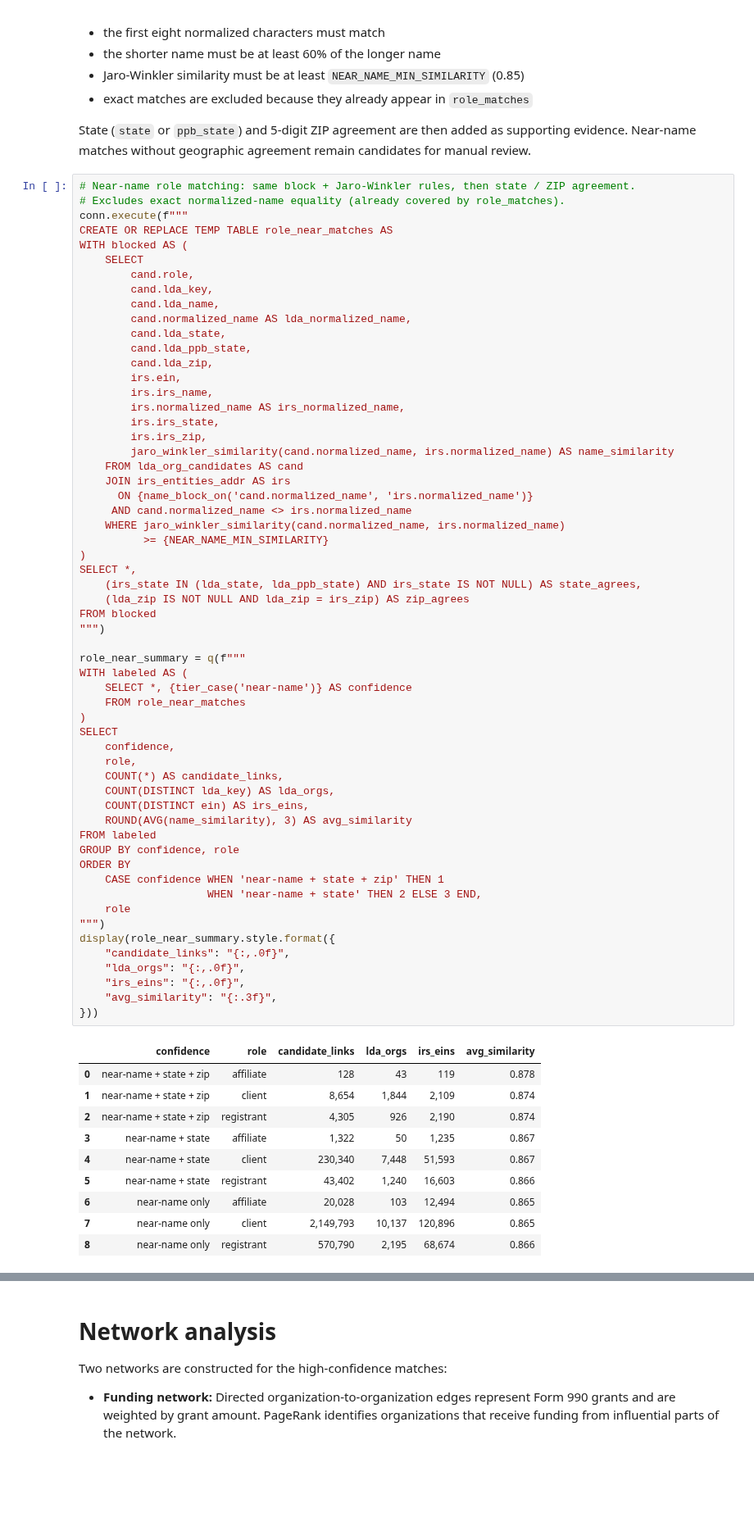
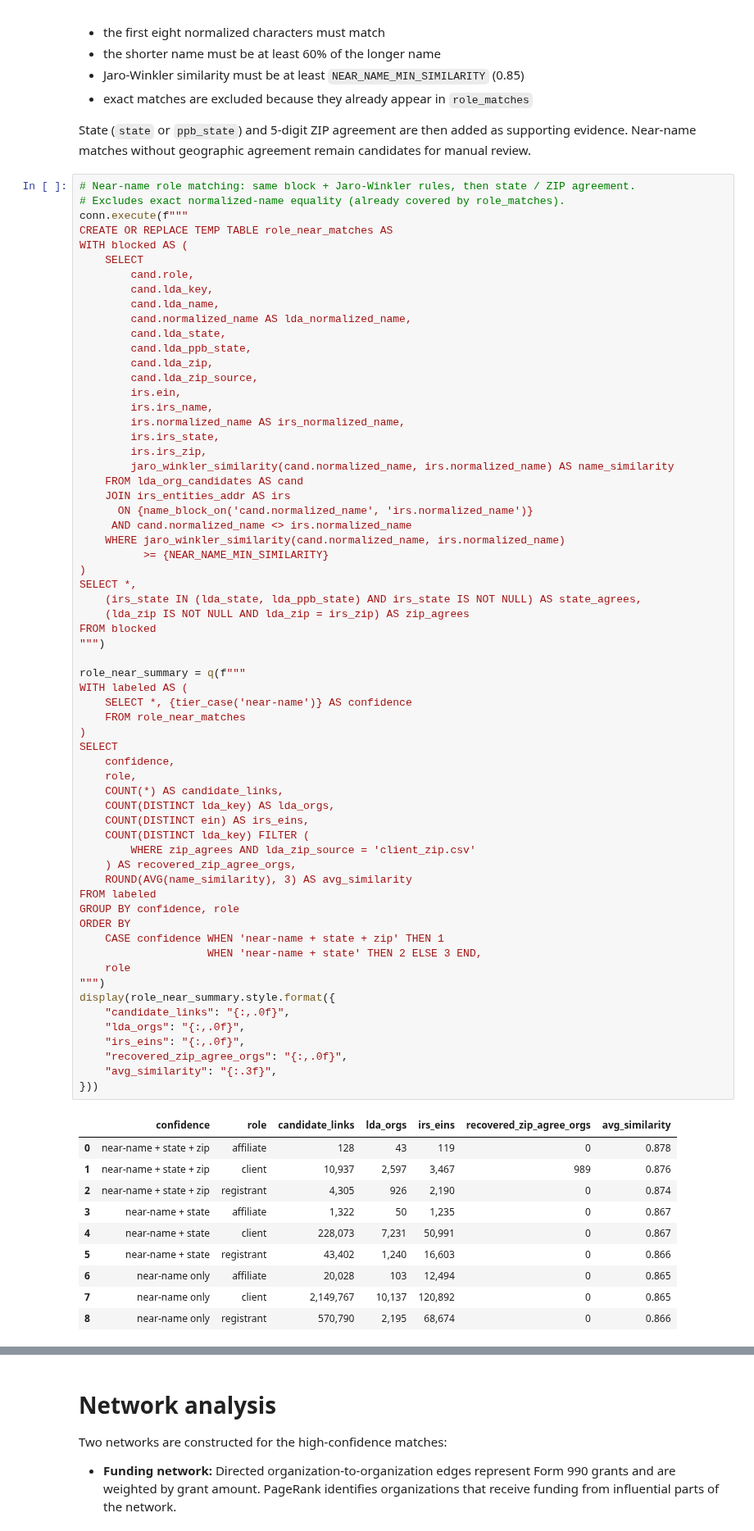
Before and after one commit to team-glass-house/influence-network, a Jupyter notebook: notebooks/lda_irs_name_state_analysis.ipynb, the cells around one changed output, grey strips where cells are left out. Shown at 82% size. Drawn from its saved outputs; the diff is of its cells as text; blank space fills up the shorter version.

```diff
--- a/notebooks/lda_irs_name_state_analysis.ipynb
+++ b/notebooks/lda_irs_name_state_analysis.ipynb
@@ -403,6 +487,7 @@ WITH blocked AS (
         cand.lda_state,
         cand.lda_ppb_state,
         cand.lda_zip,
+        cand.lda_zip_source,
         irs.ein,
         irs.irs_name,
         irs.normalized_name AS irs_normalized_name,
@@ -421,43 +506,47 @@ SELECT *,
     (lda_zip IS NOT NULL AND lda_zip = irs_zip) AS zip_agrees
 FROM blocked
 """)
 
 role_near_summary = q(f"""
 WITH labeled AS (
     SELECT *, {tier_case('near-name')} AS confidence
     FROM role_near_matches
 )
 SELECT
     confidence,
     role,
     COUNT(*) AS candidate_links,
     COUNT(DISTINCT lda_key) AS lda_orgs,
     COUNT(DISTINCT ein) AS irs_eins,
+    COUNT(DISTINCT lda_key) FILTER (
+        WHERE zip_agrees AND lda_zip_source = 'client_zip.csv'
+    ) AS recovered_zip_agree_orgs,
     ROUND(AVG(name_similarity), 3) AS avg_similarity
 FROM labeled
 GROUP BY confidence, role
 ORDER BY
     CASE confidence WHEN 'near-name + state + zip' THEN 1
                     WHEN 'near-name + state' THEN 2 ELSE 3 END,
     role
 """)
 display(role_near_summary.style.format({
     "candidate_links": "{:,.0f}",
     "lda_orgs": "{:,.0f}",
     "irs_eins": "{:,.0f}",
+    "recovered_zip_agree_orgs": "{:,.0f}",
     "avg_similarity": "{:.3f}",
 }))
 # %% [output]
-|  | confidence | role | candidate_links | lda_orgs | irs_eins | avg_similarity |
-| 0 | near-name + state + zip | affiliate | 128 | 43 | 119 | 0.878 |
-| 1 | near-name + state + zip | client | 8,654 | 1,844 | 2,109 | 0.874 |
-| 2 | near-name + state + zip | registrant | 4,305 | 926 | 2,190 | 0.874 |
-| 3 | near-name + state | affiliate | 1,322 | 50 | 1,235 | 0.867 |
-| 4 | near-name + state | client | 230,340 | 7,448 | 51,593 | 0.867 |
-| 5 | near-name + state | registrant | 43,402 | 1,240 | 16,603 | 0.866 |
-| 6 | near-name only | affiliate | 20,028 | 103 | 12,494 | 0.865 |
-| 7 | near-name only | client | 2,149,793 | 10,137 | 120,896 | 0.865 |
-| 8 | near-name only | registrant | 570,790 | 2,195 | 68,674 | 0.866 |
+|  | confidence | role | candidate_links | lda_orgs | irs_eins | recovered_zip_agree_orgs | avg_similarity |
+| 0 | near-name + state + zip | affiliate | 128 | 43 | 119 | 0 | 0.878 |
+| 1 | near-name + state + zip | client | 10,937 | 2,597 | 3,467 | 989 | 0.876 |
+| 2 | near-name + state + zip | registrant | 4,305 | 926 | 2,190 | 0 | 0.874 |
+| 3 | near-name + state | affiliate | 1,322 | 50 | 1,235 | 0 | 0.867 |
+| 4 | near-name + state | client | 228,073 | 7,231 | 50,991 | 0 | 0.867 |
+| 5 | near-name + state | registrant | 43,402 | 1,240 | 16,603 | 0 | 0.866 |
+| 6 | near-name only | affiliate | 20,028 | 103 | 12,494 | 0 | 0.865 |
+| 7 | near-name only | client | 2,149,767 | 10,137 | 120,892 | 0 | 0.865 |
+| 8 | near-name only | registrant | 570,790 | 2,195 | 68,674 | 0 | 0.866 |
 # %%
 # High-confidence LDA<->IRS cohort for the network step.
 # One row per (role, org): best EIN at name_similarity >= HIGH_CONF_MIN, tier = name+state+zip else name+state.
```
Also changed, not shown: parts of 21 cells of this notebook, 2 other files.
